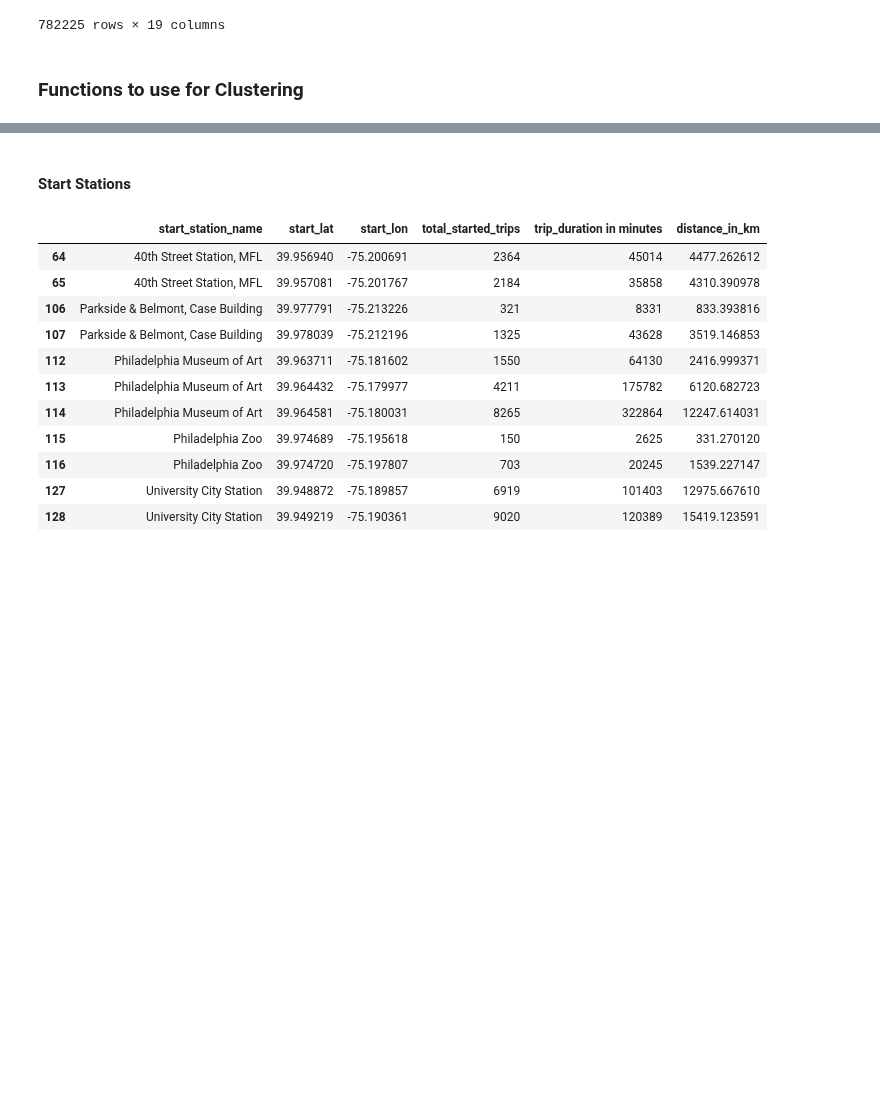
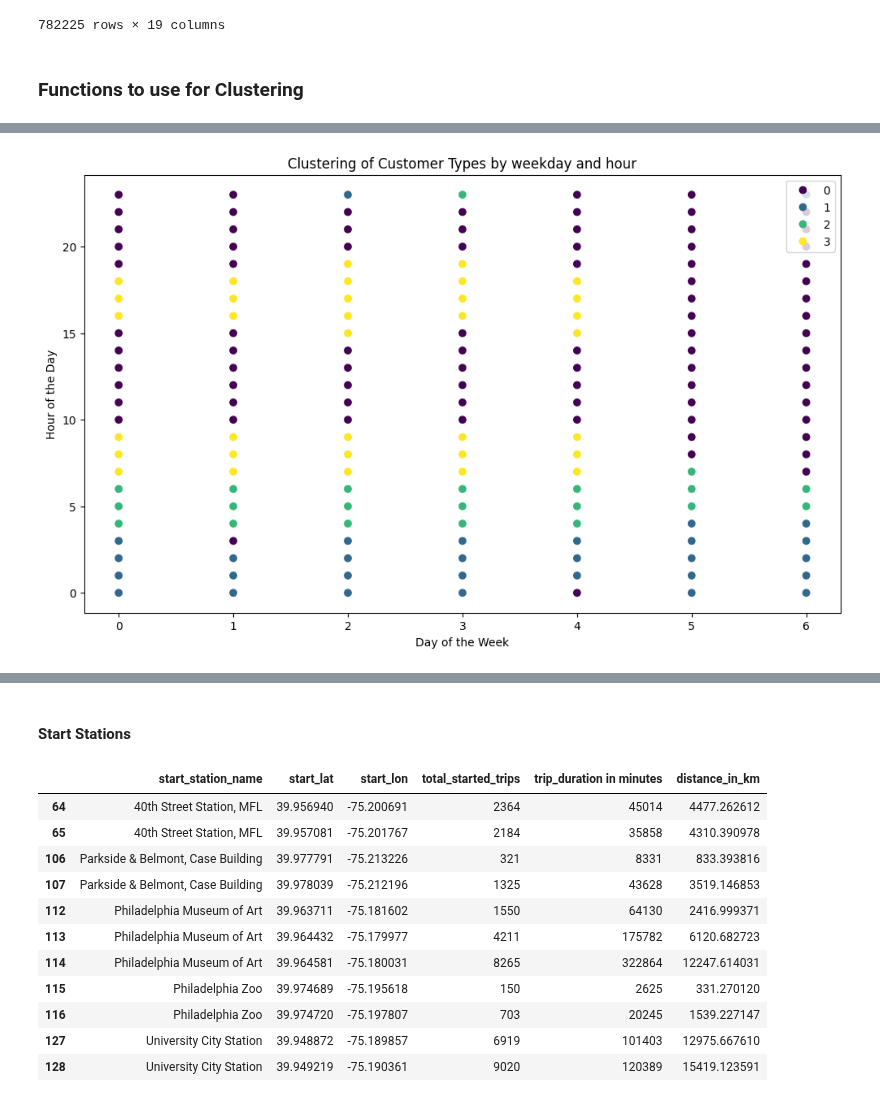
Before and after one commit to yassinehammou27/intentionally_blank, a Jupyter notebook: Team Assignment - Intentionally Blank.ipynb, the cells around one changed output, grey strips where cells are left out. Saved outputs shown, nothing was run; the diff lists cells and outputs as text; code cells hidden in the pictures; blank space fills up the shorter version.

```diff
--- a/Team Assignment - Intentionally Blank.ipynb
+++ b/Team Assignment - Intentionally Blank.ipynb
@@ -379,0 +503,12 @@ def describeData(originalDataframe, scaledDataframe, numClusters):
+# %%
+#Plot the cluster result by hour and weekday
+df_phil_clus_customer_types_merged.columns = df_phil_clus_customer_types_merged.columns.astype(str)
+plt.figure(figsize=(12,7))
+scatter = plt.scatter(x=df_phil_clus_customer_types_merged['weekday'], y=df_phil_clus_customer_types_merged['hour'], c=df_phil_clus_customer_types_merged['Cluster'])
+plt.legend(*scatter.legend_elements())
+plt.title('Clustering of Customer Types by weekday and hour')
+plt.xlabel('Day of the Week')
+plt.ylabel('Hour of the Day')
+plt.show()
+# %% [output]
+[figure, added]
```
Also changed, not shown: parts of 21 cells of this notebook.
